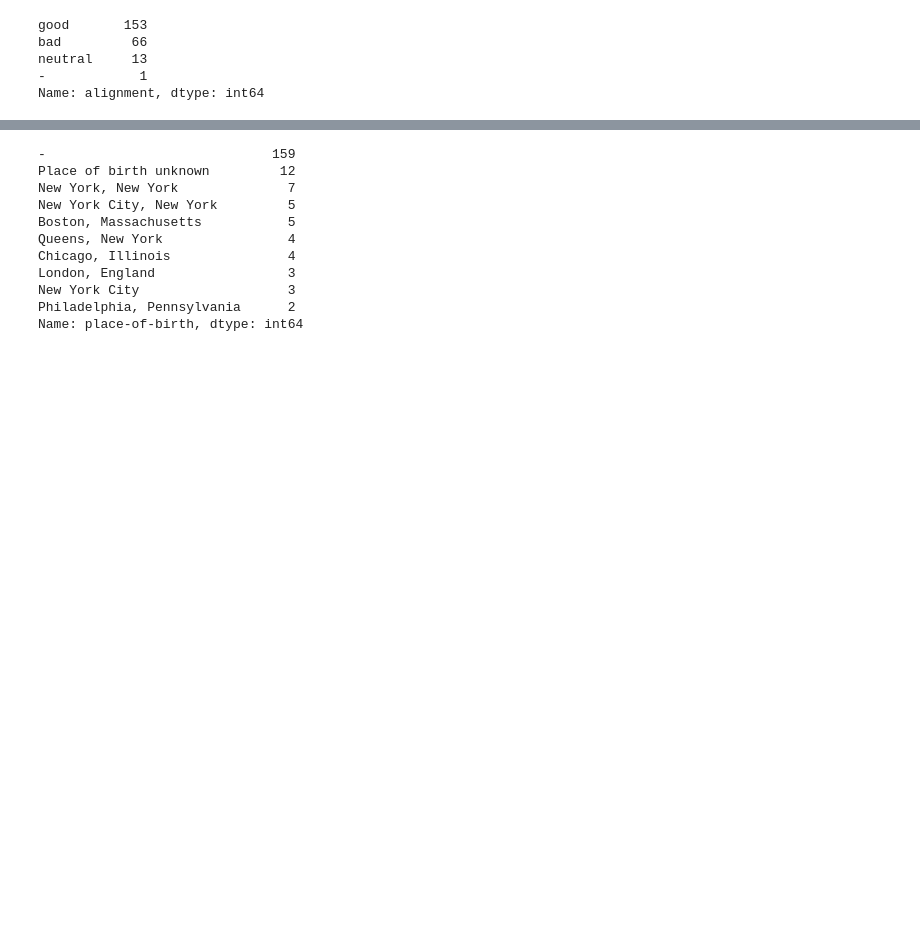
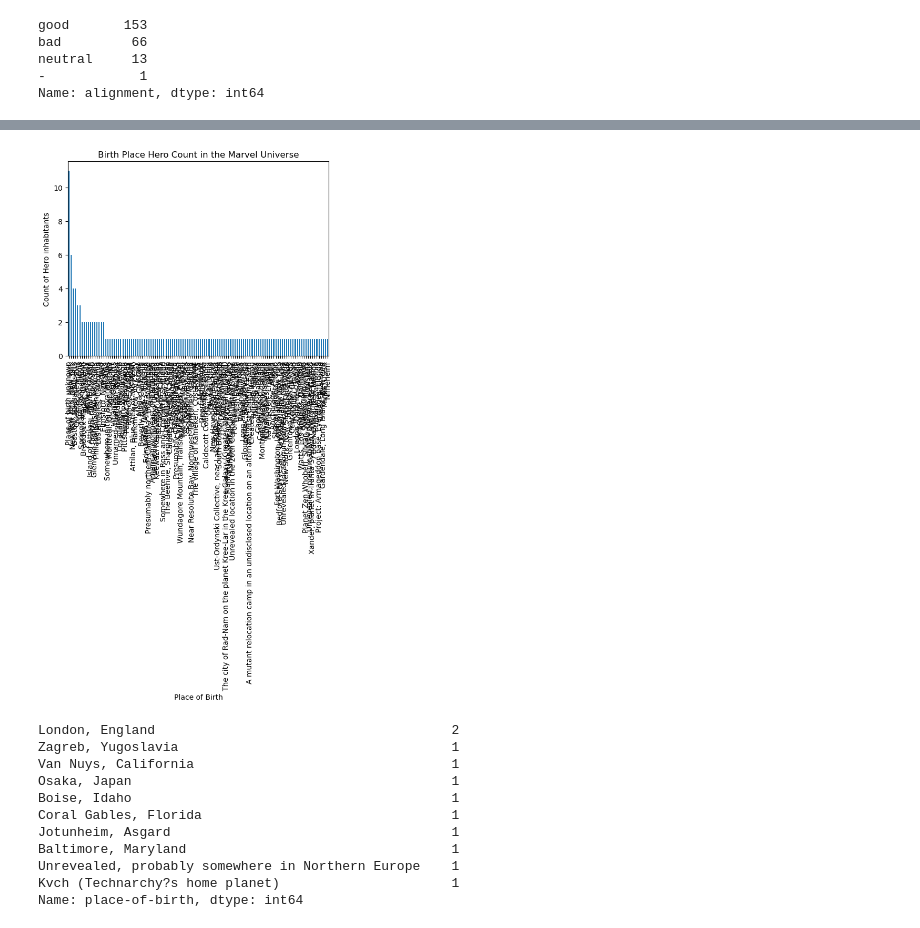
Before and after one commit to adelao747/Project_1-DC_Marvel, a Jupyter notebook: Project1-HeroBirthplace.ipynb, the cells around one changed output, grey strips where cells are left out. Cells and saved outputs as stored; diff of their text form; code cells hidden in the pictures; blank space fills up the shorter version.

```diff
--- a/Project1-HeroBirthplace.ipynb
+++ b/Project1-HeroBirthplace.ipynb
@@ -206,15 +290,25 @@ Name: alignment, dtype: int64
+# %%
+#Bar Chart outlining Hero birthplaces in Marvel Universe
+plt.xlabel("Place of Birth")
+plt.ylabel("Count of Hero inhabitants")
+
+plt.title("Birth Place Hero Count in the Marvel Universe")
+
+bar_plot = marvel_hero_bpcounts.plot.bar()
+# %% [output]
+[figure, added]
 # %%
-marvel_birthplaces = df_marvel["place-of-birth"].value_counts()
-marvel_birthplaces.head(10)
+marvel_villain_bpcounts = df_marvel_bad["place-of-birth"].value_counts(dropna=True)
+marvel_villain_bpcounts.head(10)
 # %% [output]
--                             159
-Place of birth unknown         12
-New York, New York              7
-New York City, New York         5
-Boston, Massachusetts           5
-Queens, New York                4
-Chicago, Illinois               4
-London, England                 3
-New York City                   3
-Philadelphia, Pennsylvania      2
+London, England                                      2
+Zagreb, Yugoslavia                                   1
+Van Nuys, California                                 1
+Osaka, Japan                                         1
+Boise, Idaho                                         1
+Coral Gables, Florida                                1
+Jotunheim, Asgard                                    1
+Baltimore, Maryland                                  1
+Unrevealed, probably somewhere in Northern Europe    1
+Kvch (Technarchy?s home planet)                      1
 Name: place-of-birth, dtype: int64
```
Also changed, not shown: parts of 20 cells of this notebook, 1 other file.
